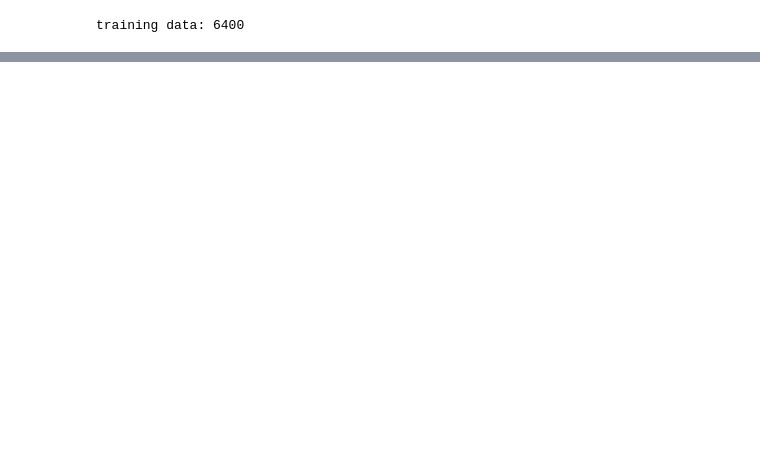
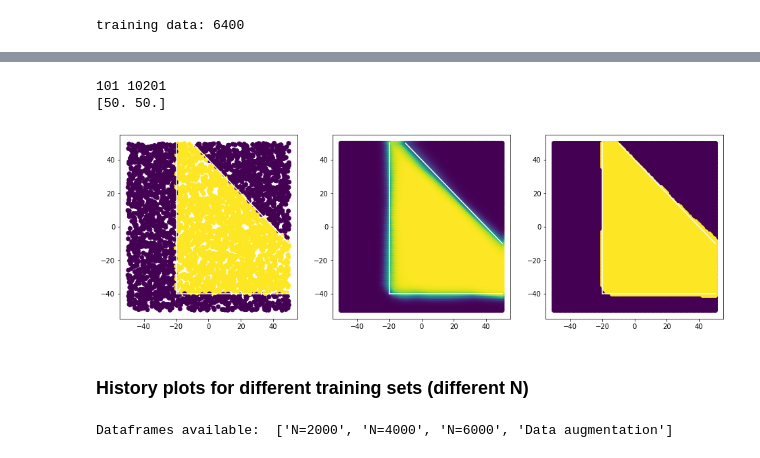
Before and after one commit to PaoloZinesi/ComputationalPhysics_modB, a Jupyter notebook: ASSIGNMENT/analyse_data_DNN_2022-20220308-121412.ipynb, the cells around one changed output, grey strips where cells are left out. Drawn from its saved outputs; the diff is of its cells as text; code cells hidden in the pictures; blank space fills up the shorter version.

```diff
--- a/ASSIGNMENT/analyse_data_DNN_2022-20220308-121412.ipynb
+++ b/ASSIGNMENT/analyse_data_DNN_2022-20220308-121412.ipynb
@@ -426,0 +262,59 @@ Score with best parameters:
+# %%
+dX = 1
+X1 = np.arange(-50,50+dX, dX)
+LG = len(X1)
+grid = np.zeros((LG*LG,2))
+k=0
+for i in range(LG):
+    for j in range(LG):
+        grid[k,:]=(X1[j],X1[i])
+        k=k+1
+print(len(X1),len(grid))
+print(grid[-1])
+
+# Rescale grid with the same rescaling function
+grid_r = Rescale(grid, scale=50, normalize=False)
+
+# predict labels on the grid
+pred = model.predict(grid_r)
+# %% [output]
+101 10201
+[50. 50.]
+# %%
+def boundaries():
+    ax.plot((-20,-20),(-40,50),c="w")
+    ax.plot((-20,50),(-40,-40),c="w")
+    ax.plot((-10,50),(50,-10),c="w")
+
+fig,AX = plt.subplots(1,3,figsize=(16,5.))
+
+ax=AX[0]
+ax.scatter(x[:,0],x[:,1], c=y)
+boundaries()
+
+ax=AX[1]
+ax.scatter(grid[:,0],grid[:,1],c=pred[:,1])
+boundaries()
+
+ax=AX[2]
+W1=np.where(pred[:,1]>0.5)[0]
+ax.scatter(grid[:,0],grid[:,1],c="#440154")
+ax.scatter(grid[W1,0],grid[W1,1],c="#fde725")
+boundaries()
+
+plt.show()
+# %% [output]
+[figure, added]
+# %% [markdown]
+### History plots for different training sets (different N)
+# %%
+folder_name = 'TrainingHistory'
+file_names = ['training_2000.csv', 'training_4000.csv', 'training_6000.csv', 'training_Augmented_3200.csv']
+file_paths = [folder_name+"/"+name for name in file_names]
+
+df_dic={'N='+path[len(folder_name)+10:-4]: pd.read_csv(path) for path in file_paths[:-1]}
+df_dic[f'Data augmentation']= pd.read_csv(file_paths[-1])
+
+print('Dataframes available: ', [i for i in df_dic.keys()])
+# %% [output]
+Dataframes available:  ['N=2000', 'N=4000', 'N=6000', 'Data augmentation']
```
Also changed, not shown: parts of 68 cells of this notebook, 7 other files.
